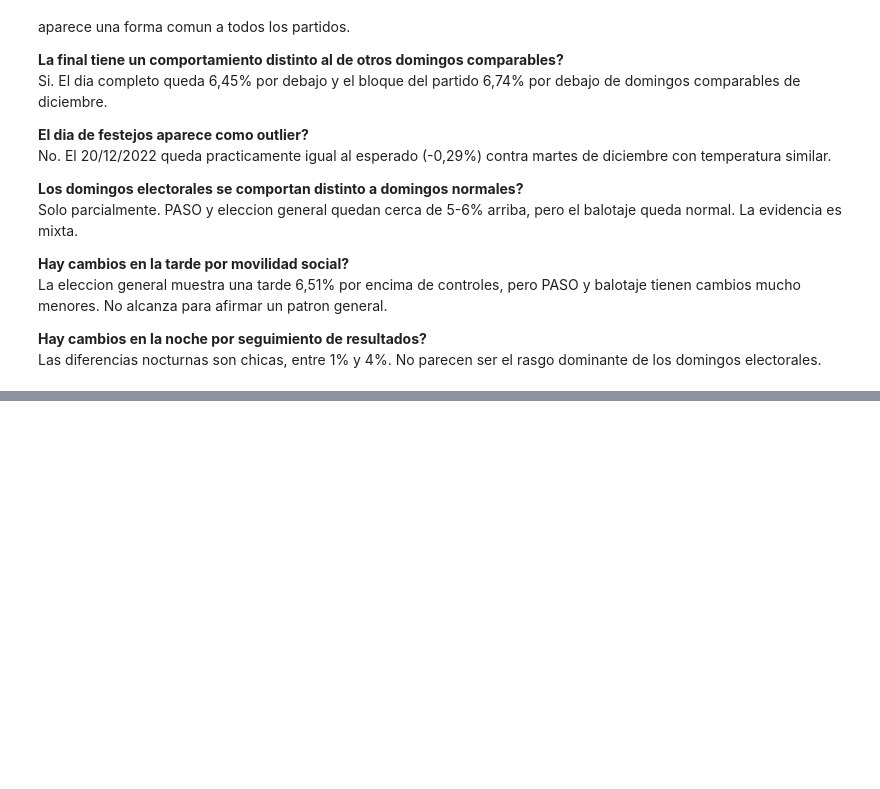
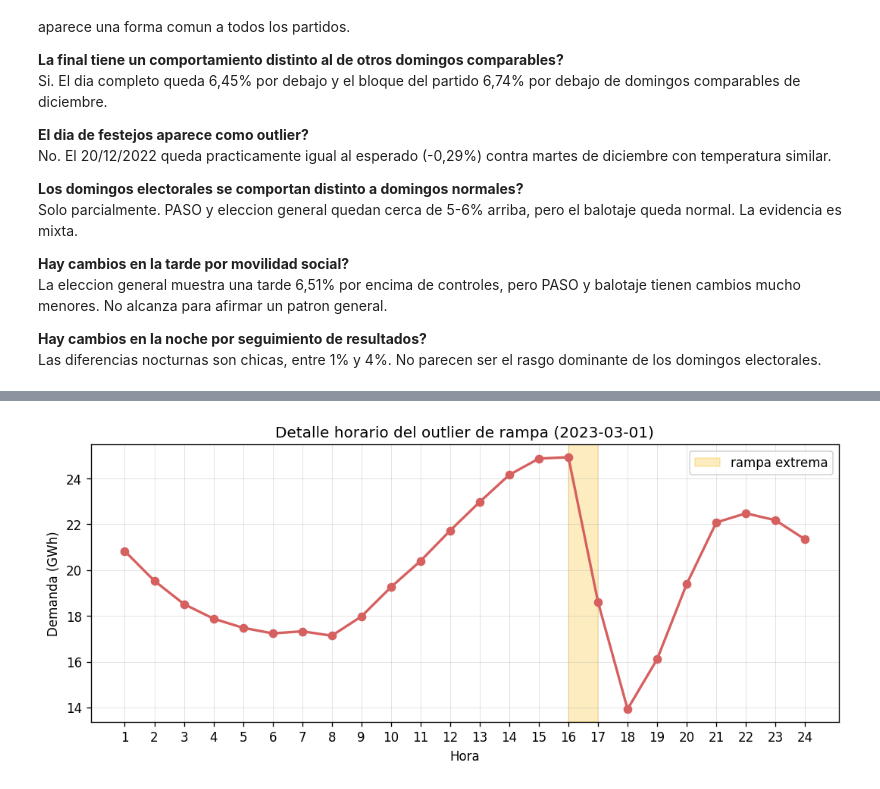
Before and after one commit to biancapaz/tp_final_ml, a Jupyter notebook: notebooks/eda.ipynb, the cells around one changed output, grey strips where cells are left out. Saved outputs shown, nothing was run; the diff lists cells and outputs as text; code cells hidden in the pictures; blank space fills up the shorter version.

```diff
--- a/notebooks/eda.ipynb
+++ b/notebooks/eda.ipynb
@@ -819,0 +910,4 @@ Las diferencias nocturnas son chicas, entre 1% y 4%. No parecen ser el rasgo dom
+# %%
+plot_ramp_outlier_detail(outlier_features, date="2023-03-01")
+# %% [output]
+[figure, added]
```
Also changed, not shown: parts of 12 cells of this notebook, 1 other file.
